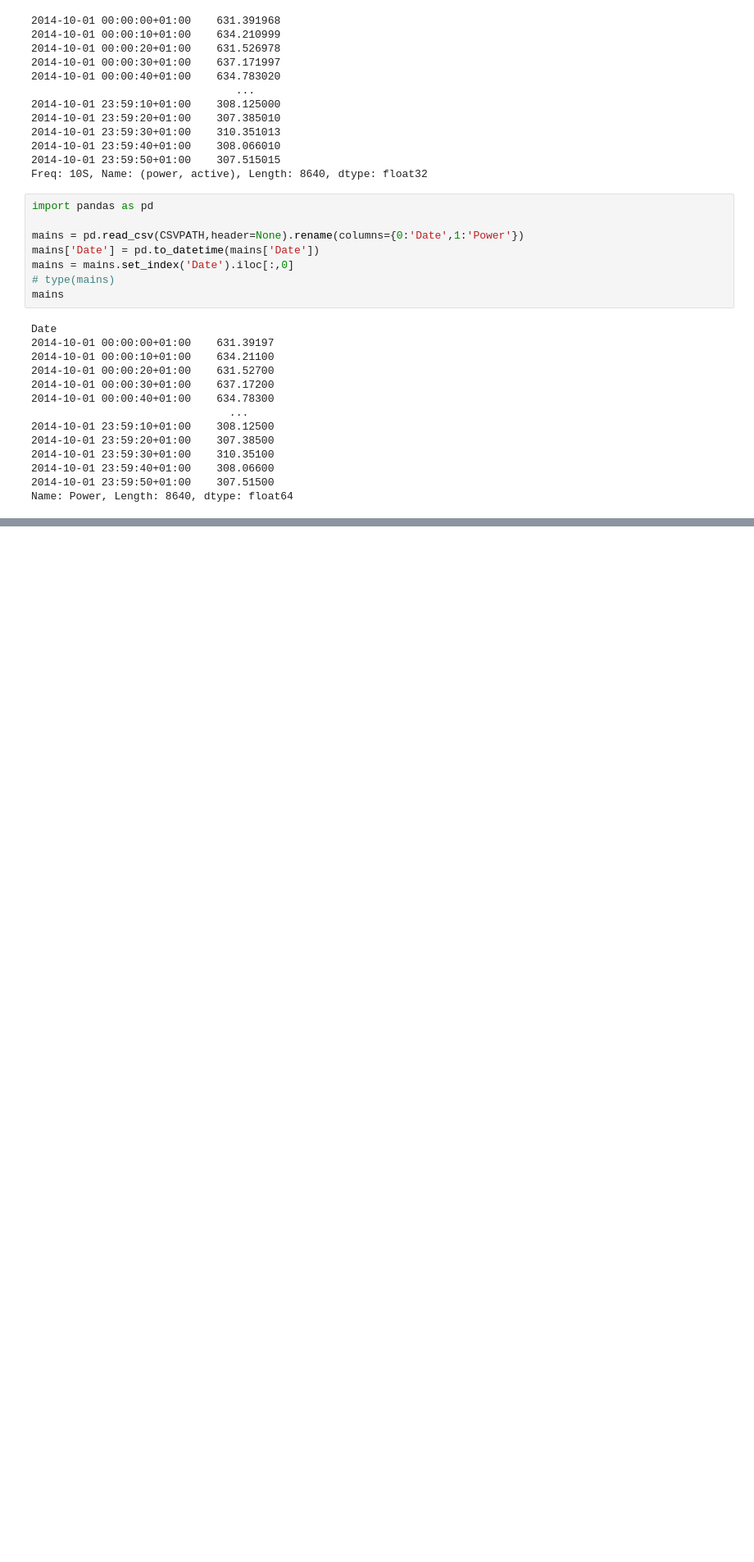
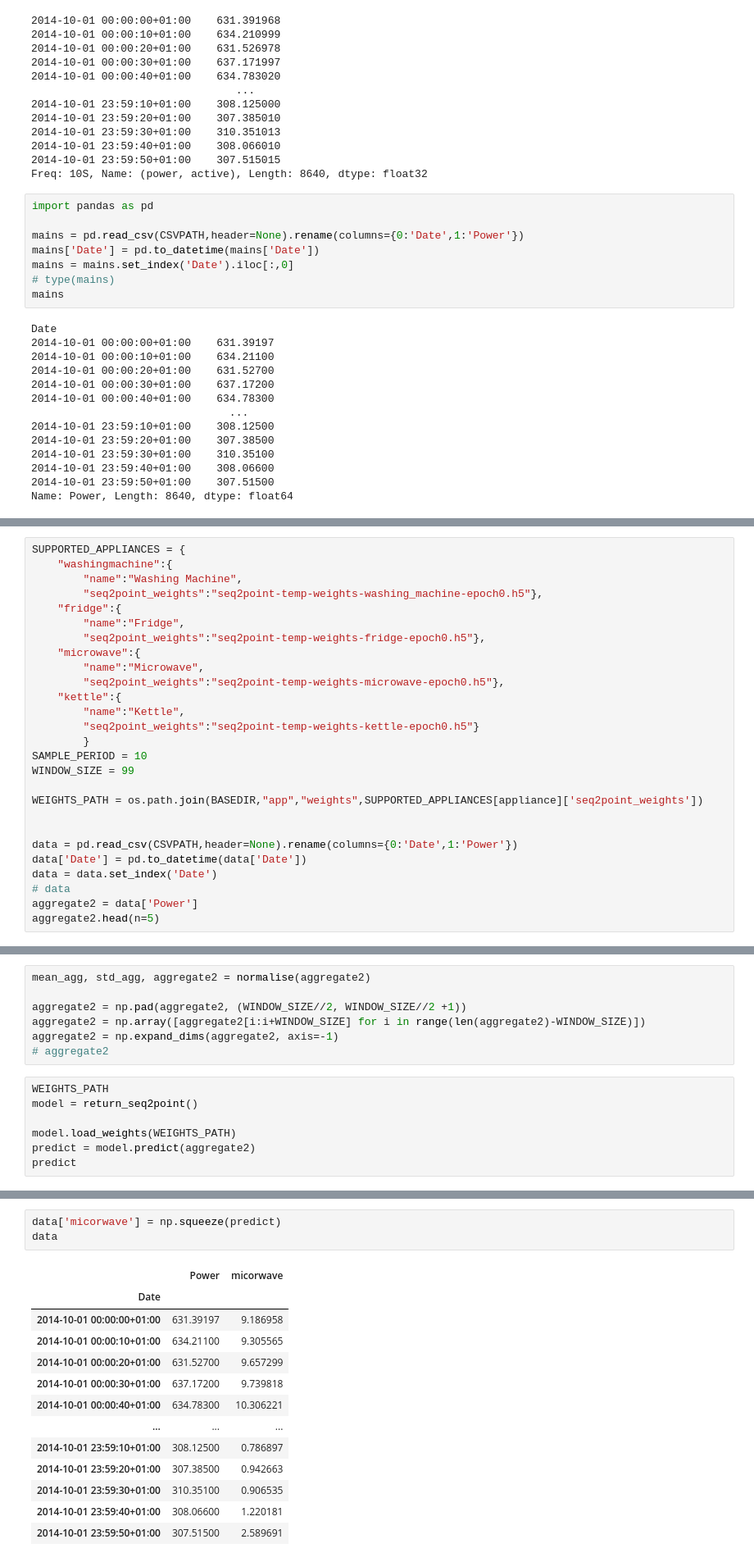
Before and after one commit to SDim44/nilm-dashboard, a Jupyter notebook: Test.ipynb, the cells around one changed output, grey strips where cells are left out. Shown: that part at 82% size. Cells and saved outputs as stored; diff of their text form; blank space fills up the shorter version.

```diff
--- a/Test.ipynb
+++ b/Test.ipynb
@@ -183,0 +275,27 @@ AttributeError: partially initialized module 'charset_normalizer' has no attribu
+# %%
+SUPPORTED_APPLIANCES = {
+    "washingmachine":{
+        "name":"Washing Machine",
+        "seq2point_weights":"seq2point-temp-weights-washing_machine-epoch0.h5"},
+    "fridge":{
+        "name":"Fridge",
+        "seq2point_weights":"seq2point-temp-weights-fridge-epoch0.h5"},
+    "microwave":{
+        "name":"Microwave",
+        "seq2point_weights":"seq2point-temp-weights-microwave-epoch0.h5"},
+    "kettle":{
+        "name":"Kettle",
+        "seq2point_weights":"seq2point-temp-weights-kettle-epoch0.h5"}
+        }
+SAMPLE_PERIOD = 10
+WINDOW_SIZE = 99
+
+WEIGHTS_PATH = os.path.join(BASEDIR,"app","weights",SUPPORTED_APPLIANCES[appliance]['seq2point_weights'])
+
+
+data = pd.read_csv(CSVPATH,header=None).rename(columns={0:'Date',1:'Power'})
+data['Date'] = pd.to_datetime(data['Date'])
+data = data.set_index('Date')
+# data
+aggregate2 = data['Power']
+aggregate2.head(n=5)
@@ -183,0 +310,14 @@ AttributeError: partially initialized module 'charset_normalizer' has no attribu
+# %%
+mean_agg, std_agg, aggregate2 = normalise(aggregate2)
+
+aggregate2 = np.pad(aggregate2, (WINDOW_SIZE//2, WINDOW_SIZE//2 +1))
+aggregate2 = np.array([aggregate2[i:i+WINDOW_SIZE] for i in range(len(aggregate2)-WINDOW_SIZE)])
+aggregate2 = np.expand_dims(aggregate2, axis=-1)
+# aggregate2
+# %%
+WEIGHTS_PATH
+model = return_seq2point()
+
+model.load_weights(WEIGHTS_PATH)
+predict = model.predict(aggregate2)
+predict
@@ -183,0 +336,17 @@ AttributeError: partially initialized module 'charset_normalizer' has no attribu
+# %%
+data['micorwave'] = np.squeeze(predict)
+data
+# %% [output]
+|  | Power | micorwave |
+| Date |  |  |
+| 2014-10-01 00:00:00+01:00 | 631.39197 | 9.186958 |
+| 2014-10-01 00:00:10+01:00 | 634.21100 | 9.305565 |
+| 2014-10-01 00:00:20+01:00 | 631.52700 | 9.657299 |
+| 2014-10-01 00:00:30+01:00 | 637.17200 | 9.739818 |
+| 2014-10-01 00:00:40+01:00 | 634.78300 | 10.306221 |
+| ... | ... | ... |
+| 2014-10-01 23:59:10+01:00 | 308.12500 | 0.786897 |
+| 2014-10-01 23:59:20+01:00 | 307.38500 | 0.942663 |
+| 2014-10-01 23:59:30+01:00 | 310.35100 | 0.906535 |
+| 2014-10-01 23:59:40+01:00 | 308.06600 | 1.220181 |
+| 2014-10-01 23:59:50+01:00 | 307.51500 | 2.589691 |
```
Also changed, not shown: parts of 31 cells of this notebook, 8 other files.
